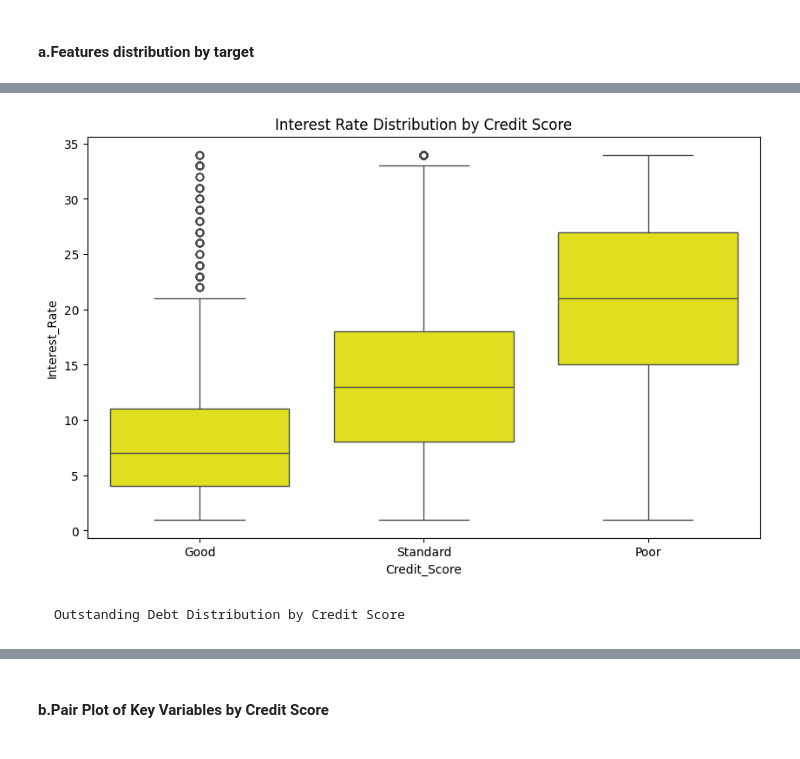
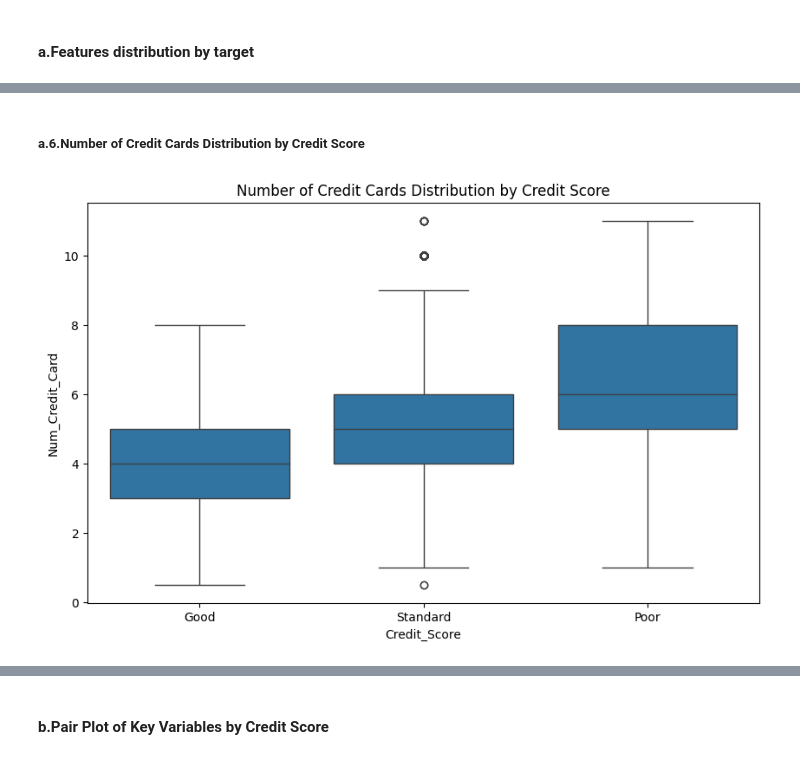
Before and after one commit to MichAdeola/Credit_Score_Classification, a Jupyter notebook: CreditScoring.ipynb, the cells around one changed output, grey strips where cells are left out. Drawn from its saved outputs; the diff is of its cells as text; code cells hidden in the pictures.

```diff
--- a/CreditScoring.ipynb
+++ b/CreditScoring.ipynb
@@ -983,7 +1175,7 @@ Nb : Considering the 3 feature selection methods, only 7 features are common. Th
 # %% [markdown]
 ## **7.Visualization on selected features**
 # %%
-dfv = df[[
+dfv = df1[[
  'Num_Credit_Card',
  'Interest_Rate',
  'Delay_from_due_date',
@@ -1014,0 +1239,10 @@ plt.show()
+# %%
+# Remove outliers
+dfv_filt = dfv[
+    ((dfv['Credit_Score'] == 'Good') & (dfv['Interest_Rate'] <= 19)) |
+    ((dfv['Credit_Score'] == 'Standard') & (dfv['Interest_Rate'] <= 33)) |
+    (dfv['Credit_Score'] == 'Poor')
+]
+
+# Show the first filtered dataframe
+dfv_filt
@@ -1016,0 +1283,10 @@ plt.show()
+# %%
+# Remove outliers
+dfv_filt2 = dfv_filt[
+    ((dfv_filt['Credit_Score'] == 'Good') & (dfv_filt['Outstanding_Debt'] <= 2200)) |
+    ((dfv_filt['Credit_Score'] == 'Standard') & (dfv_filt['Outstanding_Debt'] <= 2500)) |
+    ((dfv_filt['Credit_Score'] == 'Poor') & (dfv_filt['Outstanding_Debt'] <= 4250))
+]
+
+# Show the second filtered dataframe
+dfv_filt2
@@ -1016,0 +1330,10 @@ plt.show()
+# %%
+# Remove outliers
+dfv_filt3 = dfv_filt2[
+    ((dfv_filt2['Credit_Score'] == 'Good') & (dfv_filt2['Delay_from_due_date'] <= 27)) |
+    ((dfv_filt2['Credit_Score'] == 'Standard') & (dfv_filt2['Delay_from_due_date'] <= 44)) |
+    (dfv_filt2['Credit_Score'] == 'Poor')
+]
+
+# Show the third filtered dataframe
+dfv_filt3
@@ -1017,10 +1375,10 @@ plt.show()
+# %% [markdown]
+##### a.6.Number of Credit Cards Distribution by Credit Score
 # %%
-# Interest Rate Distribution by Credit Score
+# boxplot with the third filtered dataframe
 plt.figure(figsize=(10, 6))
-sns.boxplot(data=dfv, x='Credit_Score', y='Interest_Rate', color= 'yellow')
-plt.title('Interest Rate Distribution by Credit Score')
+sns.boxplot(data=dfv_filt3, x='Credit_Score', y='Num_Credit_Card')
+plt.title('Number of Credit Cards Distribution by Credit Score')
 plt.show()
 # %% [output]
-[figure, old version]
+[figure, new version]
-# %% [markdown]
-    Outstanding Debt Distribution by Credit Score
```
Also changed, not shown: parts of 174 cells of this notebook.
